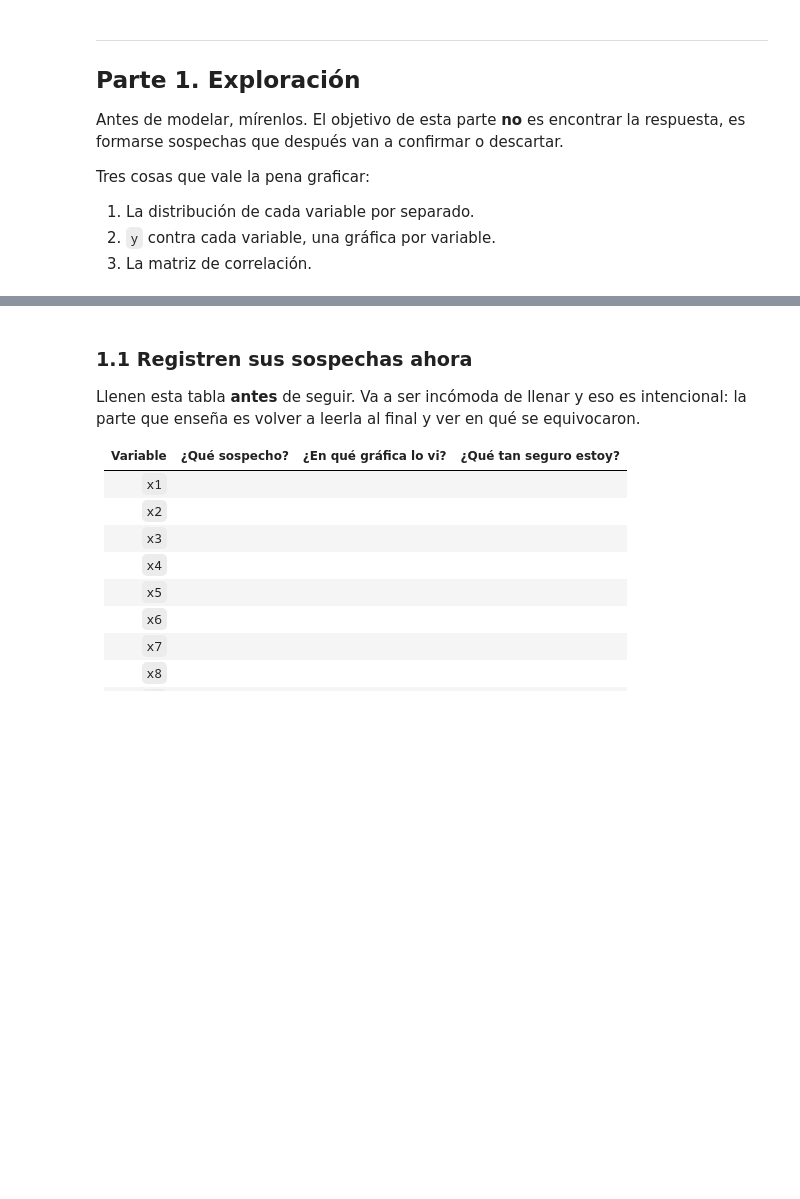
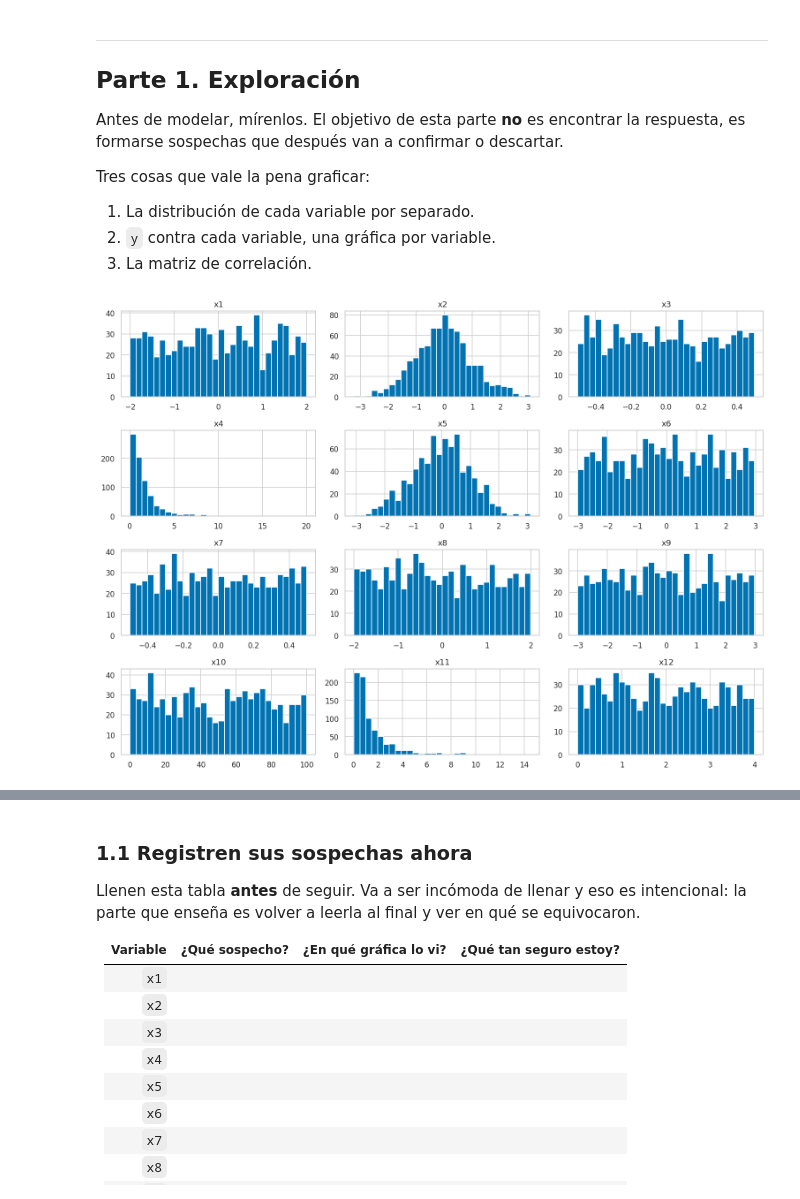
Before and after one commit to nasaul/mineria_datos, a Jupyter notebook: tareas/tarea_01_aproximacion_funcion.ipynb, the cells around one changed output, grey strips where cells are left out. Drawn from its saved outputs; the diff is of its cells as text; code cells hidden in the pictures; blank space fills up the shorter version.

```diff
--- a/tareas/tarea_01_aproximacion_funcion.ipynb
+++ b/tareas/tarea_01_aproximacion_funcion.ipynb
@@ -86,7 +86,7 @@ plt.rcParams["figure.dpi"] = 110
 SEMILLA = 42
 # %%
 # TODO: pongan su clave única del ITAM (con o sin ceros a la izquierda, da lo mismo)
-CLAVE_UNICA = ""
+CLAVE_UNICA = "219348"
 
 # De la clave sale el nombre de su carpeta. No lo cambien a mano.
 _clave = "".join(c for c in CLAVE_UNICA if c.isdigit()).zfill(9)
@@ -161,4 +190,10 @@ Tres cosas que vale la pena graficar:
 1. La distribución de cada variable por separado.
 2. `y` contra cada variable, una gráfica por variable.
 3. La matriz de correlación.
+# %%
+train[VARIABLES].hist(bins=30, figsize=(14, 10))
+plt.tight_layout()
+plt.show()
+# %% [output]
+[figure, added]
 # %%
```
Also changed, not shown: parts of 18 cells of this notebook, 1 other file.
